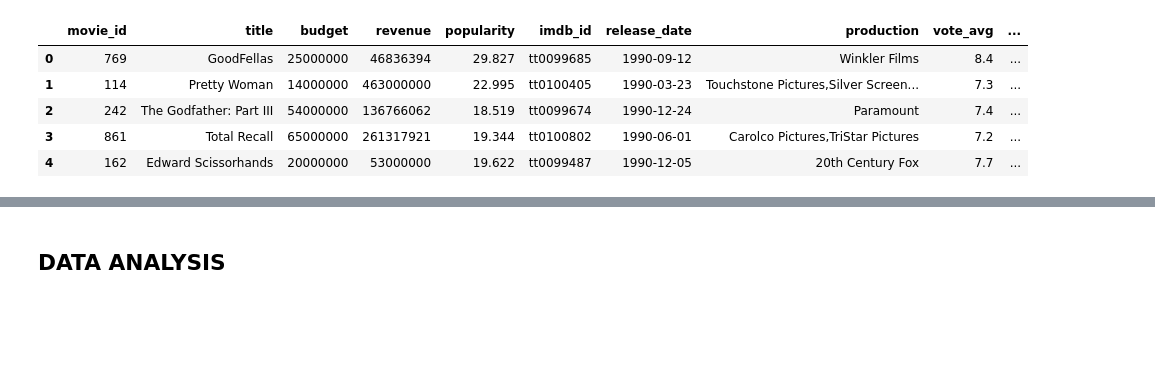
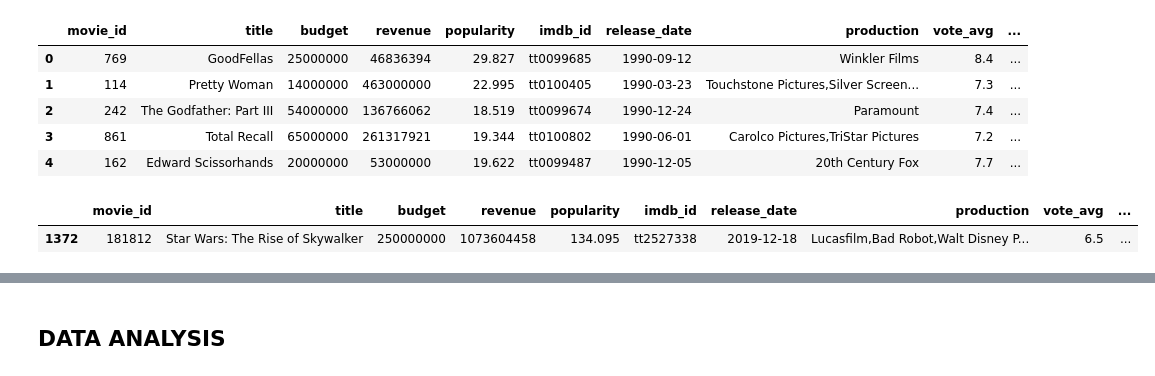
Before and after one commit to ljaden/Movie-Data-Analysis, a Jupyter notebook: Project.ipynb, the cells around one changed output, grey strips where cells are left out. Saved outputs shown, nothing was run; the diff lists cells and outputs as text; code cells hidden in the pictures; blank space fills up the shorter version.

```diff
--- a/Project.ipynb
+++ b/Project.ipynb
@@ -351,3 +357,8 @@ df.head()
+# %%
+df.loc[df.popularity == df.popularity.max()]
+# %% [output]
+|  | movie_id | title | budget | revenue | popularity | imdb_id | release_date | production | vote_avg | ... |
+| 1372 | 181812 | Star Wars: The Rise of Skywalker | 250000000 | 1073604458 | 134.095 | tt2527338 | 2019-12-18 | Lucasfilm,Bad Robot,Walt Disney P... | 6.5 | ... |
 # %%
 #changing release year from str to int
 df.release_year.astype('int')
```
Also changed, not shown: parts of 7 cells of this notebook, 1 other file.
